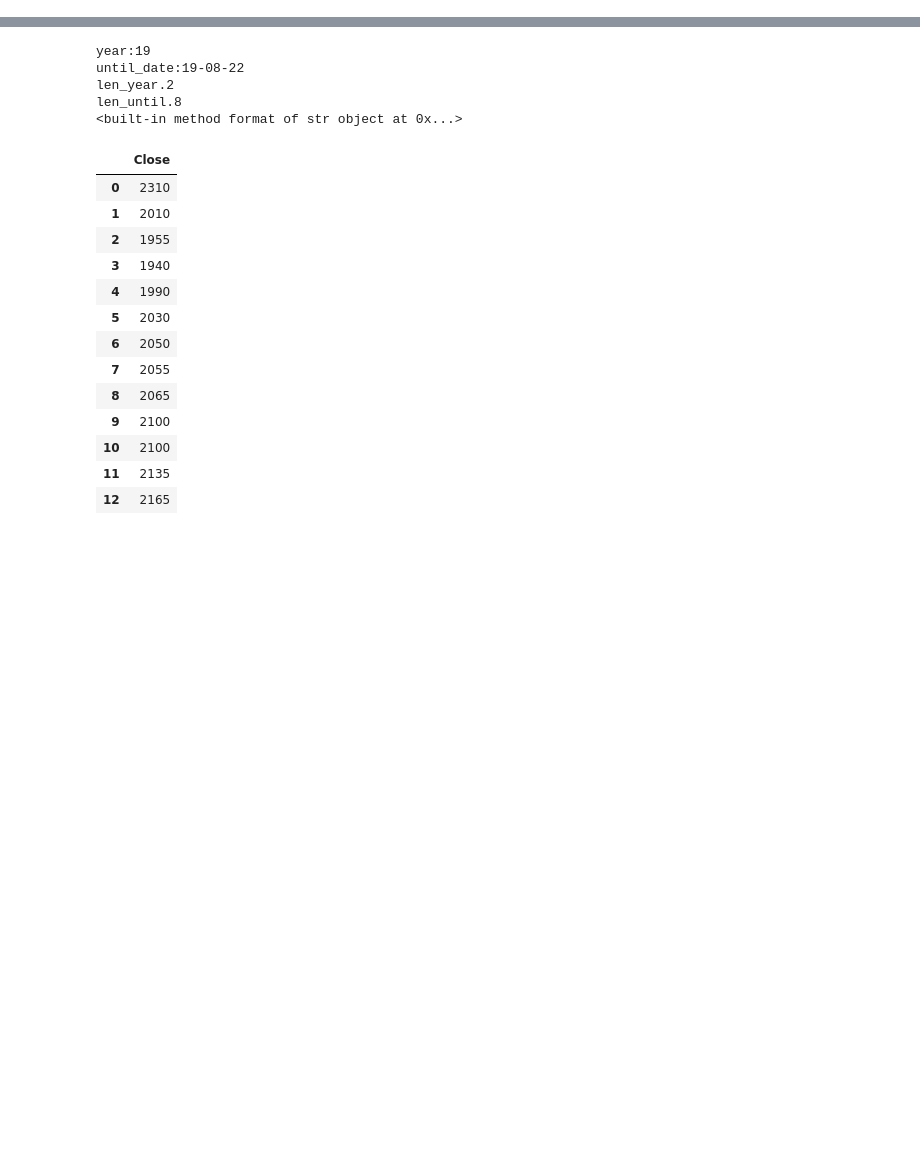
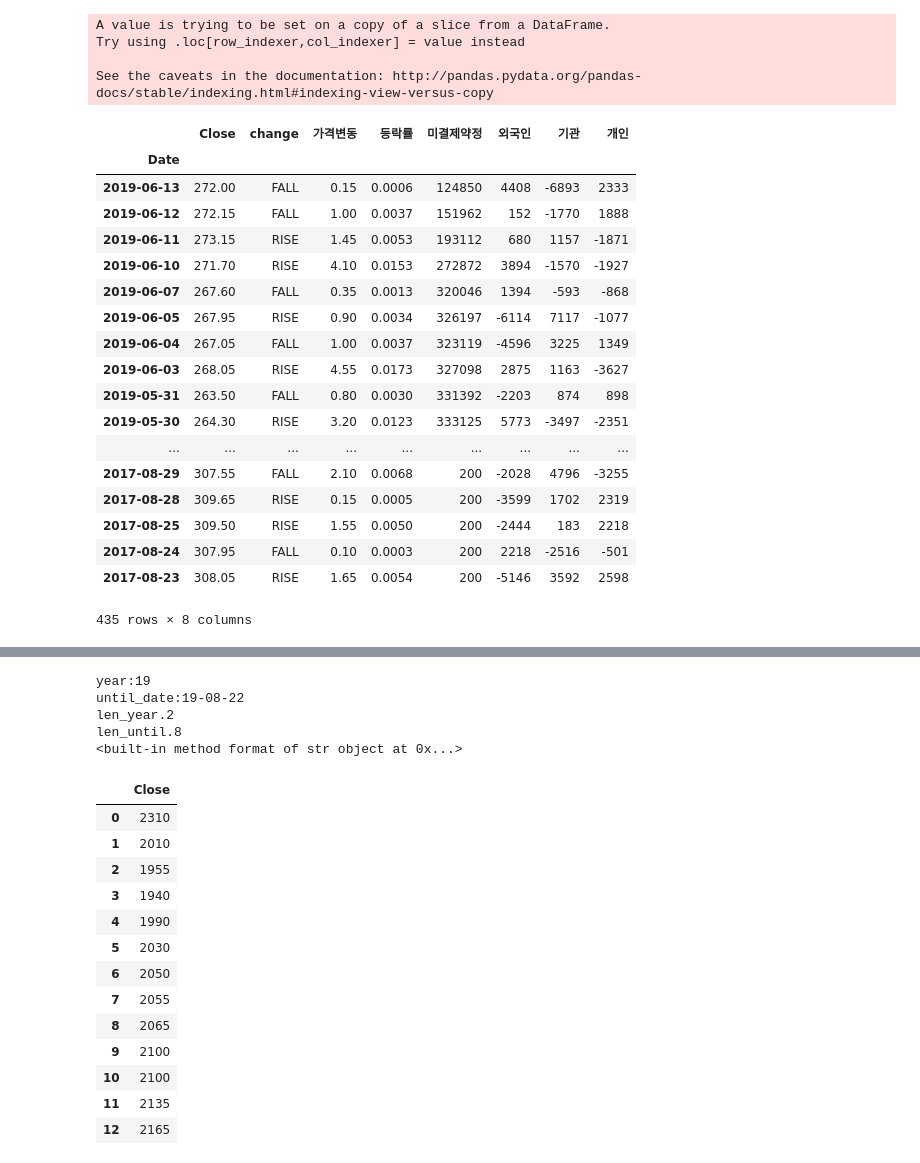
Before and after one commit to linux386/first_module, a Jupyter notebook: Untitled1.ipynb, the cells around one changed output, grey strips where cells are left out. Saved outputs shown, nothing was run; the diff lists cells and outputs as text; code cells hidden in the pictures; blank space fills up the shorter version.

```diff
--- a/Untitled1.ipynb
+++ b/Untitled1.ipynb
@@ -271,0 +1,77 @@ plt.show()
+# %%
+# 2019-01-28 수정
+# 기존 daum 주식 사이트 : ajax 방식으로 변경으로 인해 이를 반영한 코드를 수정.
+# pip install fake-useragent 설치 후 실행 가능
+
+import io
+import json
+import sys
+import pandas as pd
+import urllib.request as req
+
+from fake_useragent import UserAgent
+
+#sys.stdout = io.TextIOWrapper(sys.stdout.detach(), encoding='utf-8')
+#sys.stderr = io.TextIOWrapper(sys.stderr.detach(), encoding='utf-8')
+
+# Fake Header 정보
+ua = UserAgent()
+
+# 헤더 선언
+headers = {
+    'User-Agent': ua.ie,
+    'referer': 'http://finance.daum.net/domestic/futures'
+}
+
+
+url = "http://finance.daum.net/api/future/KR4101P60004/days?pagination=true&page=1"
+res = req.urlopen(req.Request(url, headers=headers)).read().decode('utf-8')
+totalPage = json.loads(res)['totalPages']
+num = totalPage+1
+
+
+# 다음 주식 요청 URL
+df1 = pd.DataFrame()
+for i in range(1,num):
+    # 다음 주식 요청 URL
+    url = "http://finance.daum.net/api/future/KR4101P60004/days?pagination=true&page="+str(i)
+
+    res = req.urlopen(req.Request(url, headers=headers)).read().decode('utf-8')
+
+    rank_json = json.loads(res)['data']
+
+    df = pd.DataFrame(rank_json)
+    df1 = df1.append(df,ignore_index=True)
+
+df2 = df1[['date','tradePrice','change', 'changePrice','changeRate','unsettledVolume','foreignSettlement', 'institutionSettlement', 'privateSettlement']]
+df2.columns=('Date','Close','change','가격변동','등락률','미결제약정','외국인','기관','개인')
+df2['Date'] = pd.to_datetime(df2['Date']).dt.date
+#df2['Date'] = pd.to_datetime(df2['Date']).apply(lambda x: x.date())
+#df2['Date'] = pd.to_datetime(df2['Date'], format = '%Y-%m-%d') # yyyy-mm-dd hh:mm:ss -> yyyy-mm-dd (속성은그대로 보여주는 형식만 변경)
+df2 = df2.set_index('Date')
+df2.to_excel('d:\\future.xlsx',encoding='utf-8')
+df2
+# %% [output]
+A value is trying to be set on a copy of a slice from a DataFrame.
+Try using .loc[row_indexer,col_indexer] = value instead
+
+See the caveats in the documentation: http://pandas.pydata.org/pandas-docs/stable/indexing.html#indexing-view-versus-copy
+|  | Close | change | 가격변동 | 등락률 | 미결제약정 | 외국인 | 기관 | 개인 |
+| Date |  |  |  |  |  |  |  |  |
+| 2019-06-13 | 272.00 | FALL | 0.15 | 0.0006 | 124850 | 4408 | -6893 | 2333 |
+| 2019-06-12 | 272.15 | FALL | 1.00 | 0.0037 | 151962 | 152 | -1770 | 1888 |
+| 2019-06-11 | 273.15 | RISE | 1.45 | 0.0053 | 193112 | 680 | 1157 | -1871 |
+| 2019-06-10 | 271.70 | RISE | 4.10 | 0.0153 | 272872 | 3894 | -1570 | -1927 |
+| 2019-06-07 | 267.60 | FALL | 0.35 | 0.0013 | 320046 | 1394 | -593 | -868 |
+| 2019-06-05 | 267.95 | RISE | 0.90 | 0.0034 | 326197 | -6114 | 7117 | -1077 |
+| 2019-06-04 | 267.05 | FALL | 1.00 | 0.0037 | 323119 | -4596 | 3225 | 1349 |
+| 2019-06-03 | 268.05 | RISE | 4.55 | 0.0173 | 327098 | 2875 | 1163 | -3627 |
+| 2019-05-31 | 263.50 | FALL | 0.80 | 0.0030 | 331392 | -2203 | 874 | 898 |
+| 2019-05-30 | 264.30 | RISE | 3.20 | 0.0123 | 333125 | 5773 | -3497 | -2351 |
+| ... | ... | ... | ... | ... | ... | ... | ... | ... |
+| 2017-08-29 | 307.55 | FALL | 2.10 | 0.0068 | 200 | -2028 | 4796 | -3255 |
+| 2017-08-28 | 309.65 | RISE | 0.15 | 0.0005 | 200 | -3599 | 1702 | 2319 |
+| 2017-08-25 | 309.50 | RISE | 1.55 | 0.0050 | 200 | -2444 | 183 | 2218 |
+| 2017-08-24 | 307.95 | FALL | 0.10 | 0.0003 | 200 | 2218 | -2516 | -501 |
+| 2017-08-23 | 308.05 | RISE | 1.65 | 0.0054 | 200 | -5146 | 3592 | 2598 |
+435 rows × 8 columns
```
Also changed, not shown: parts of 23 cells of this notebook, 2 other files.
